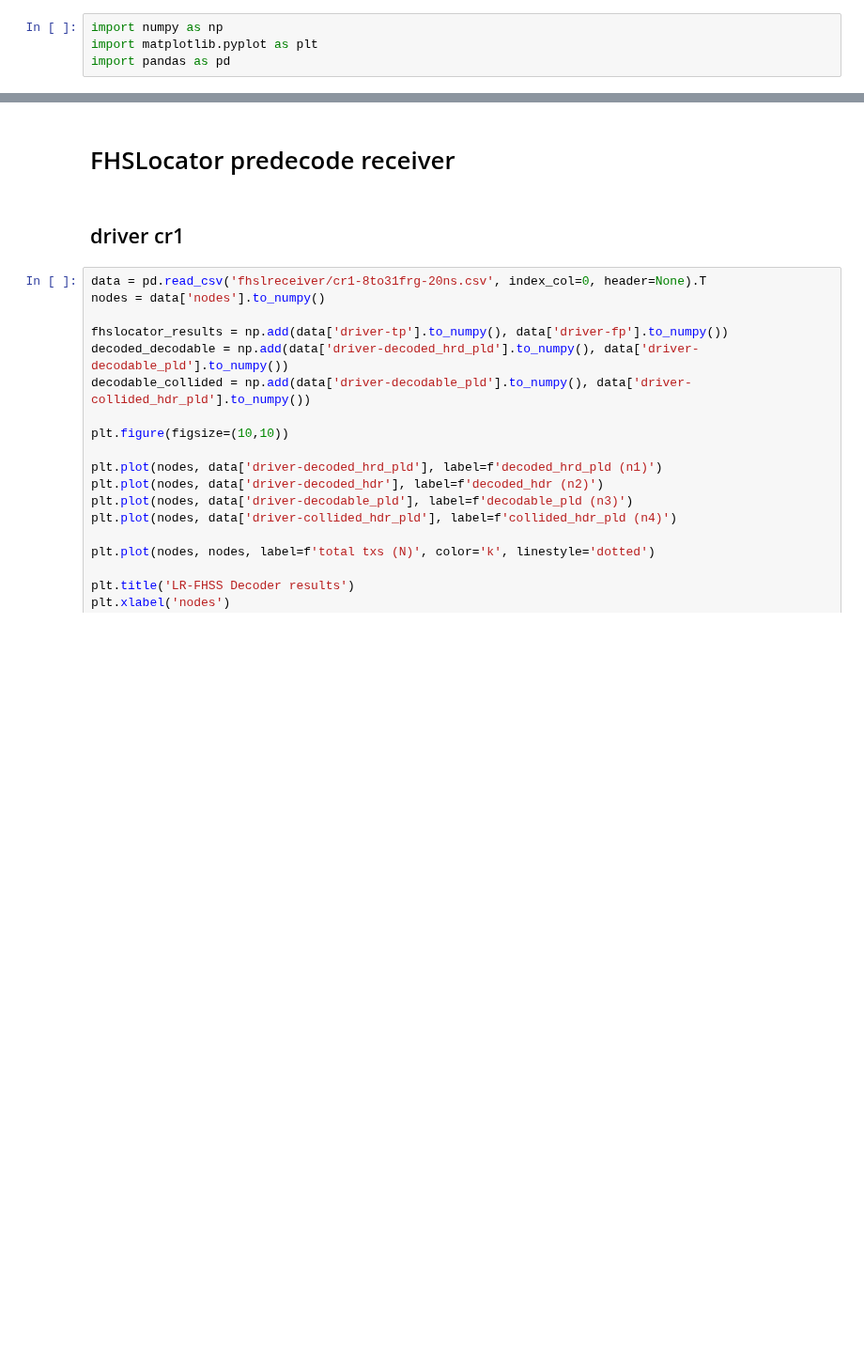
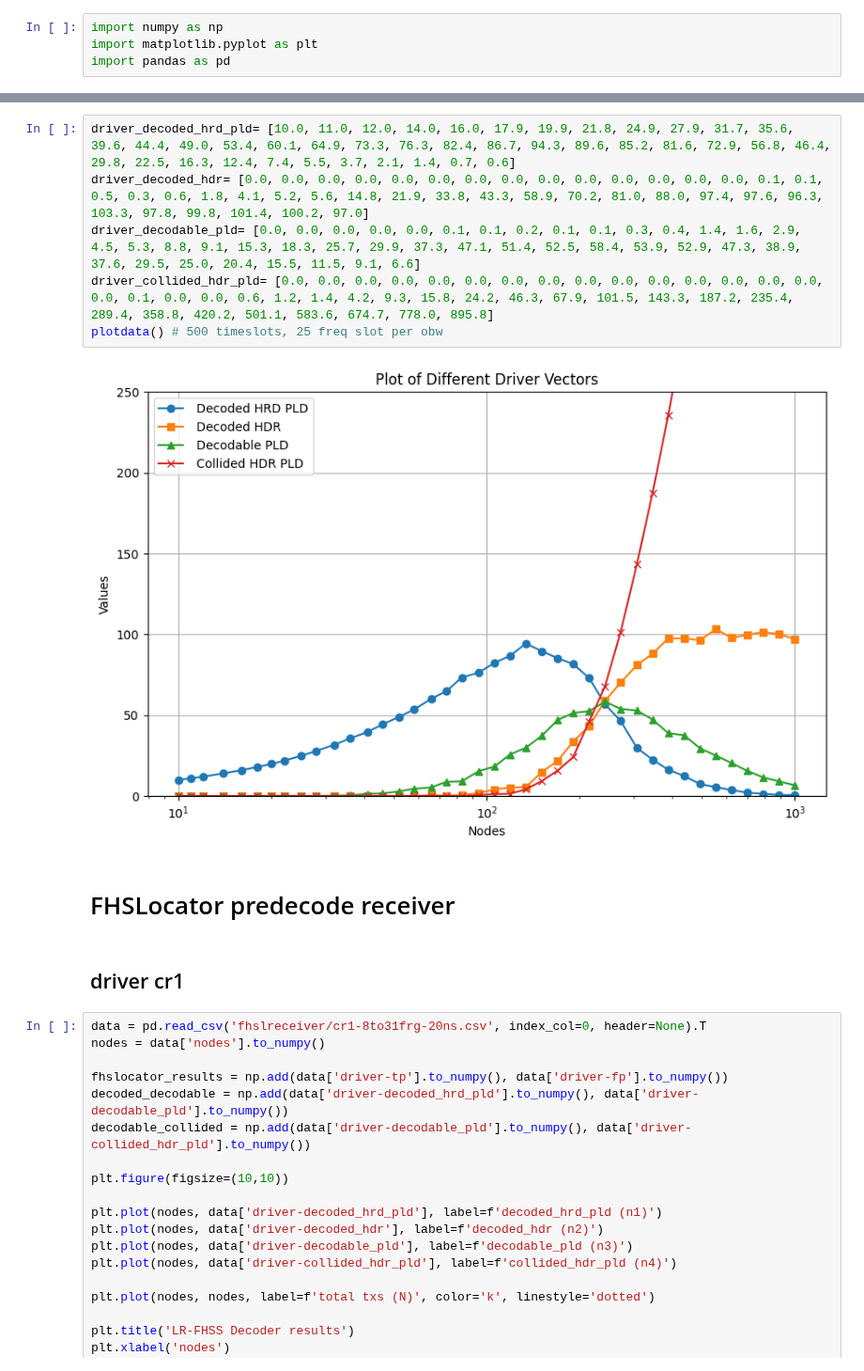
Before and after one commit to diegomm6/lr-fhss_seq-families, a Jupyter notebook: predecode.ipynb, the cells around one changed output, grey strips where cells are left out. Shown at 94% size. Drawn from its saved outputs; the diff is of its cells as text; blank space fills up the shorter version.

```diff
--- a/predecode.ipynb
+++ b/predecode.ipynb
@@ -5,3 +45,11 @@ import pandas as pd
+# %%
+driver_decoded_hrd_pld= [10.0, 11.0, 12.0, 14.0, 16.0, 17.9, 19.9, 21.8, 24.9, 27.9, 31.7, 35.6, 39.6, 44.4, 49.0, 53.4, 60.1, 64.9, 73.3, 76.3, 82.4, 86.7, 94.3, 89.6, 85.2, 81.6, 72.9, 56.8, 46.4, 29.8, 22.5, 16.3, 12.4, 7.4, 5.5, 3.7, 2.1, 1.4, 0.7, 0.6]
+driver_decoded_hdr= [0.0, 0.0, 0.0, 0.0, 0.0, 0.0, 0.0, 0.0, 0.0, 0.0, 0.0, 0.0, 0.0, 0.0, 0.1, 0.1, 0.5, 0.3, 0.6, 1.8, 4.1, 5.2, 5.6, 14.8, 21.9, 33.8, 43.3, 58.9, 70.2, 81.0, 88.0, 97.4, 97.6, 96.3, 103.3, 97.8, 99.8, 101.4, 100.2, 97.0]
+driver_decodable_pld= [0.0, 0.0, 0.0, 0.0, 0.0, 0.1, 0.1, 0.2, 0.1, 0.1, 0.3, 0.4, 1.4, 1.6, 2.9, 4.5, 5.3, 8.8, 9.1, 15.3, 18.3, 25.7, 29.9, 37.3, 47.1, 51.4, 52.5, 58.4, 53.9, 52.9, 47.3, 38.9, 37.6, 29.5, 25.0, 20.4, 15.5, 11.5, 9.1, 6.6]
+driver_collided_hdr_pld= [0.0, 0.0, 0.0, 0.0, 0.0, 0.0, 0.0, 0.0, 0.0, 0.0, 0.0, 0.0, 0.0, 0.0, 0.0, 0.0, 0.1, 0.0, 0.0, 0.6, 1.2, 1.4, 4.2, 9.3, 15.8, 24.2, 46.3, 67.9, 101.5, 143.3, 187.2, 235.4, 289.4, 358.8, 420.2, 501.1, 583.6, 674.7, 778.0, 895.8]
+plotdata() # 500 timeslots, 25 freq slot per obw
+# %% [output]
+[figure, added]
 # %% [markdown]
 # FHSLocator predecode receiver
 # %% [markdown]
```
Also changed, not shown: parts of 2 cells of this notebook, 4 other files.
